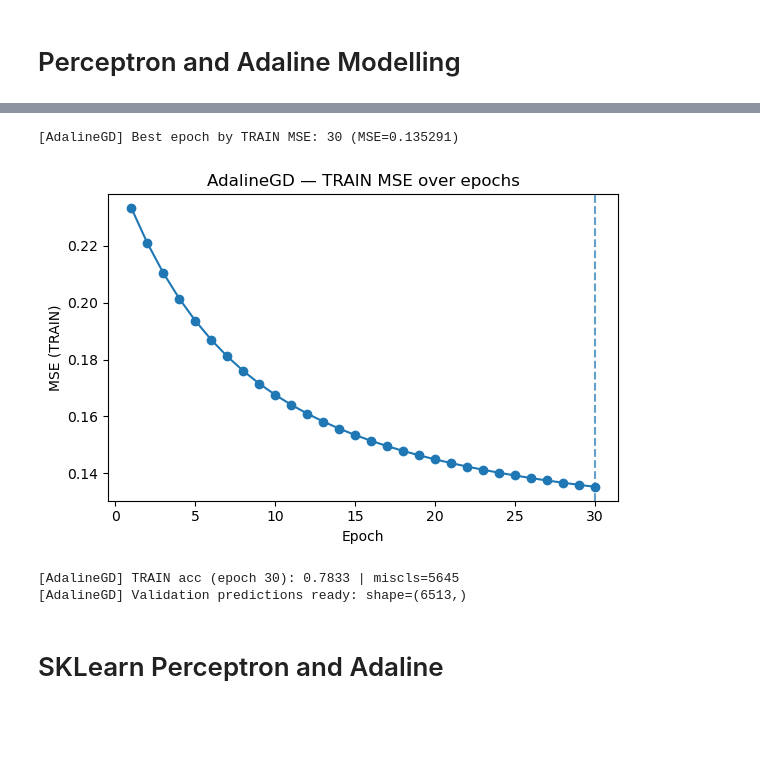
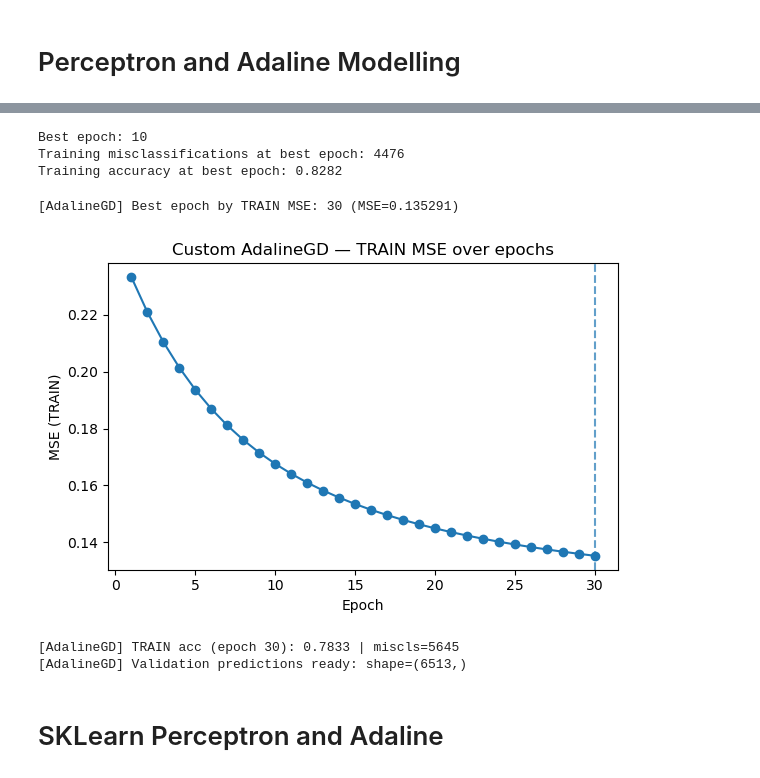
Before and after one commit to Wil-Don-Lon/ML_Project_1, a Jupyter notebook: ML_Project1.ipynb, the cells around one changed output, grey strips where cells are left out. Saved outputs shown, nothing was run; the diff lists cells and outputs as text; code cells hidden in the pictures; blank space fills up the shorter version.

```diff
--- a/ML_Project1.ipynb
+++ b/ML_Project1.ipynb
@@ -340,3 +434,21 @@ plt.show()
+# %%
+cust_ppn = Custom_Perceptron(eta=0.1, n_iter=30, random_state=42)
+cust_ppn.fit(Xtr_full, ytr_full)
+
+print("Best epoch:", cust_ppn.best_epoch_)
+print("Training misclassifications at best epoch:", cust_ppn.train_mis_[cust_ppn.best_epoch_-1])
+
+# restore the weights from that best epoch
+cust_ppn.restore_best()
+
+# accuracy
+acc = accuracy_score(ytr_full, cust_ppn.predict(Xtr_full))
+
+print(f"Training accuracy at best epoch: {acc:.4f}")
+# %% [output]
+Best epoch: 10
+Training misclassifications at best epoch: 4476
+Training accuracy at best epoch: 0.8282
 # %%
 class Custom_AdalineGD:
     """ADAptive LInear NEuron classifier.
@@ -419,10 +531,6 @@ class Custom_AdalineGD:
 # %%
 # --- robust orientation + prediction for your Custom_AdalineGD run ---
 
-import numpy as np
-import pandas as pd
-import matplotlib.pyplot as plt
-from scipy import sparse as sp
 
 # ---------------- config ----------------
 N_EPOCHS = 30
@@ -492,35 +600,35 @@ Xval_fixed = ensure_samples_by_features(Xval_full, n_features)
 adal_full = Custom_AdalineGD(
     eta=ETA_ADAL, n_iter=N_EPOCHS, random_state=RNG_BASE
 ).fit(Xtr_full, ytr_full)
 
 best_ep_adal = int(np.argmin(adal_full.losses_)) + 1
 print(f"[AdalineGD] Best epoch by TRAIN MSE: {best_ep_adal} (MSE={adal_full.losses_[best_ep_adal-1]:.6f})")
 
 # plot curve
 plt.figure(figsize=(6,4))
 plt.plot(range(1, N_EPOCHS+1), adal_full.losses_, marker='o')
 plt.axvline(best_ep_adal, linestyle='--', alpha=0.7)
 plt.xlabel("Epoch"); plt.ylabel("MSE (TRAIN)")
-plt.title("AdalineGD — TRAIN MSE over epochs")
+plt.title("Custom AdalineGD — TRAIN MSE over epochs")
 plt.tight_layout(); plt.show()
 
 # ---------------- retrain to best epoch ----------------
 adal_best = Custom_AdalineGD(
     eta=ETA_ADAL, n_iter=best_ep_adal, random_state=RNG_BASE
 ).fit(Xtr_full, ytr_full)
 
 # TRAIN metrics
 yhat_tr = adal_best.predict(Xtr_full).astype(int)
 train_acc = (yhat_tr == ytr_full).mean()
 miscls = int((yhat_tr != ytr_full).sum())
 print(f"[AdalineGD] TRAIN acc (epoch {best_ep_adal}): {train_acc:.4f} | miscls={miscls}")
 
 # ---------------- validation predictions ----------------
 val_pred_adal = adal_best.predict(Xval_fixed).astype(int)
 print(f"[AdalineGD] Validation predictions ready: shape={val_pred_adal.shape}")
 # %% [output]
 [AdalineGD] Best epoch by TRAIN MSE: 30 (MSE=0.135291)
-[figure, old version]
+[figure, new version]
 [AdalineGD] TRAIN acc (epoch 30): 0.7833 | miscls=5645
 [AdalineGD] Validation predictions ready: shape=(6513,)
 # %% [markdown]
```
Also changed, not shown: parts of 14 cells of this notebook.
